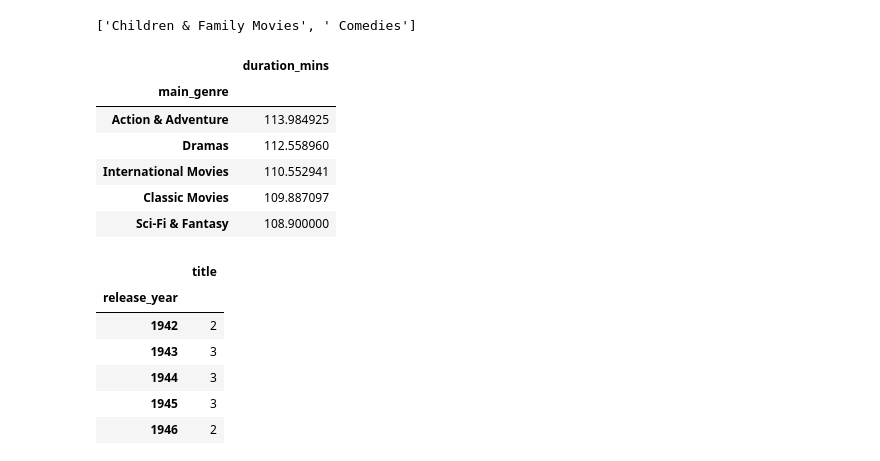
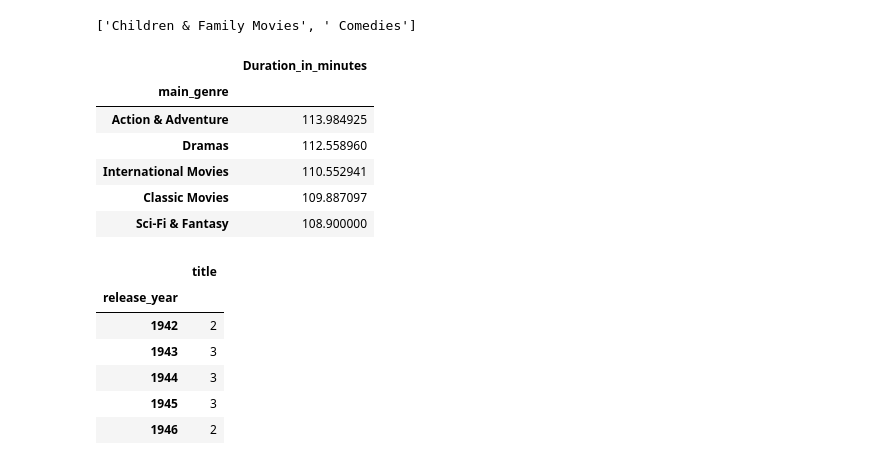
Before and after one commit to Ambily313/Netflix-Data-Exploration-Visualization, a Jupyter notebook: netflix.ipynb, the cells around one changed output. Drawn from its saved outputs; the diff is of its cells as text; code cells hidden in the pictures.

```diff
--- a/netflix.ipynb
+++ b/netflix.ipynb
@@ -233,10 +233,10 @@ df_movies['listed_in'].str.split(',')[0]
 # %%
 # Average duration by genre (first genre only)
 df_movies['main_genre'] = df_movies['listed_in'].str.split(',').str[0]
-pivot_duration_genre = df_movies.pivot_table(index='main_genre', values='duration_mins', aggfunc='mean').sort_values(by='duration_mins', ascending=False)
+pivot_duration_genre = df_movies.pivot_table(index='main_genre', values='Duration_in_minutes', aggfunc='mean').sort_values(by='Duration_in_minutes', ascending=False)
 pivot_duration_genre.head()
 # %% [output]
-|  | duration_mins |
+|  | Duration_in_minutes |
 | main_genre |  |
 | Action & Adventure | 113.984925 |
 | Dramas | 112.558960 |
```
Also changed, not shown: parts of 26 cells of this notebook.
